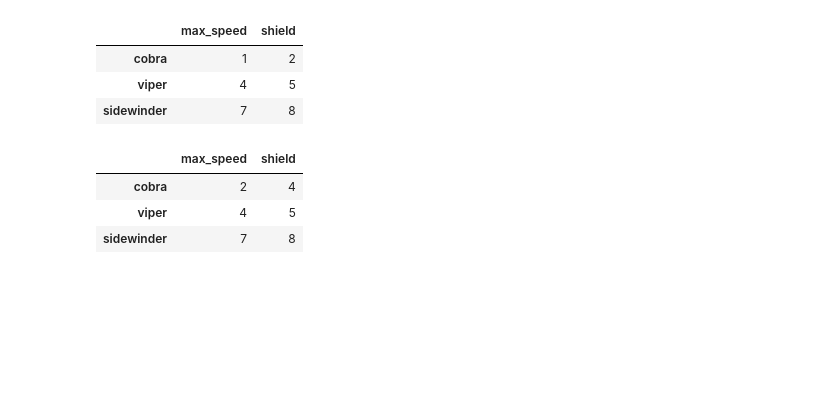
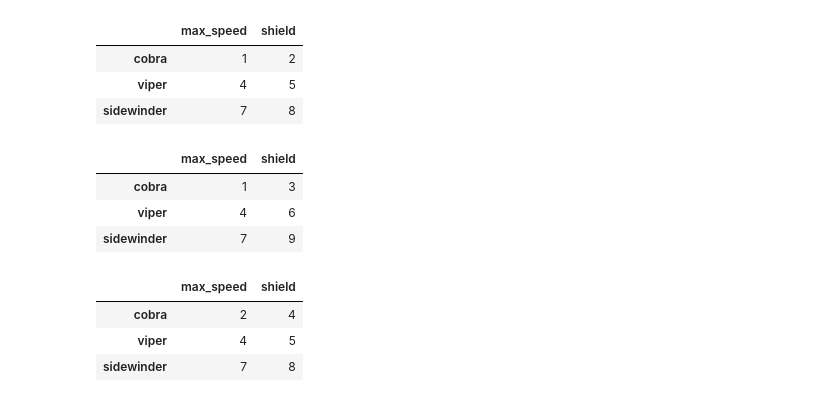
Before and after one commit to federicopfund/data-engineer, a Jupyter notebook: dataframes.ipynb, the cells around one changed output. Drawn from its saved outputs; the diff is of its cells as text; code cells hidden in the pictures; blank space fills up the shorter version.

```diff
--- a/dataframes.ipynb
+++ b/dataframes.ipynb
@@ -286,6 +286,15 @@ asd
 | cobra | 1 | 2 |
 | viper | 4 | 5 |
 | sidewinder | 7 | 8 |
+# %%
+asd['shield'] += 1
+# %%
+asd
+# %% [output]
+|  | max_speed | shield |
+| cobra | 1 | 3 |
+| viper | 4 | 6 |
+| sidewinder | 7 | 9 |
 # %%
 df2
 # %% [output]
```
Also changed, not shown: 2 other files.
